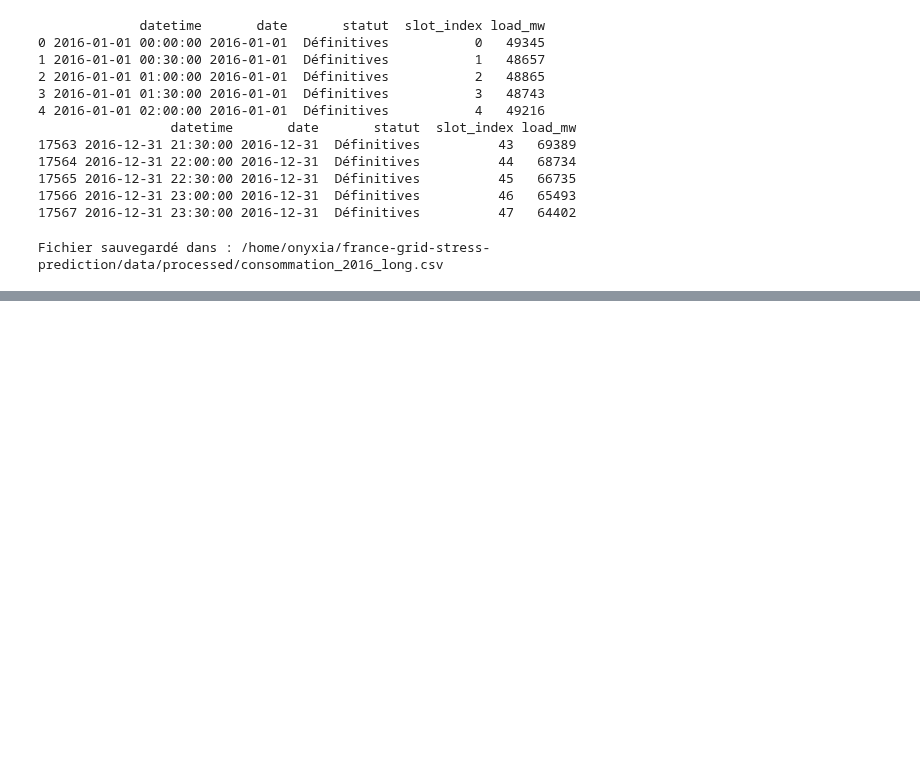
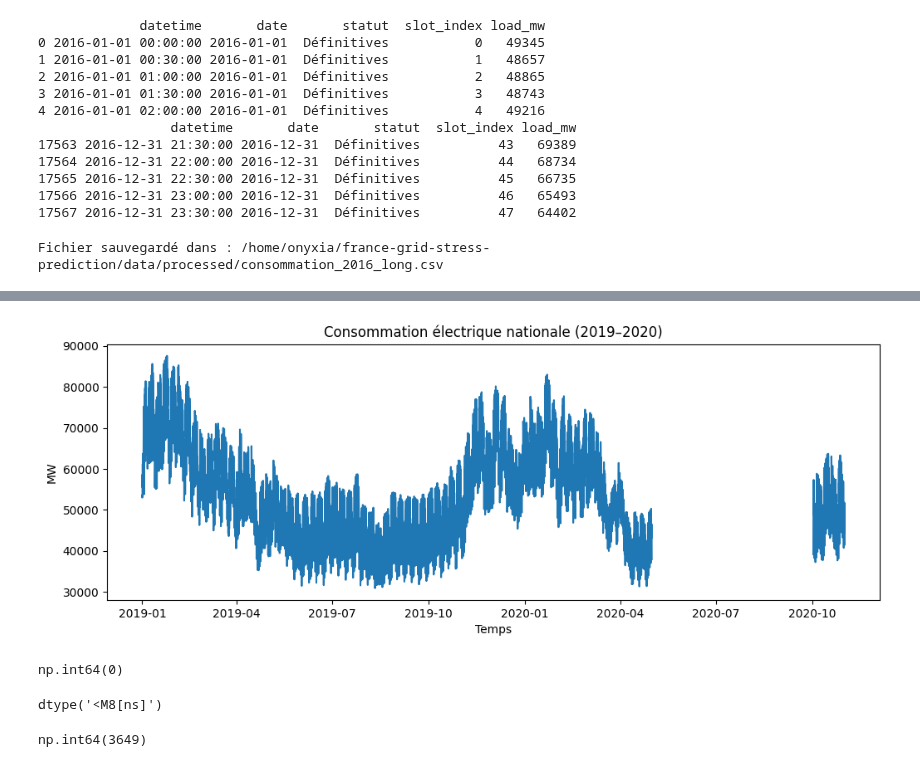
Before and after one commit to quentinbenchetrit/france-grid-stress-prediction, a Jupyter notebook: notebooks/01_exploration.ipynb, the cells around one changed output, grey strips where cells are left out. Cells and saved outputs as stored; diff of their text form; code cells hidden in the pictures; blank space fills up the shorter version.

```diff
--- a/notebooks/01_exploration.ipynb
+++ b/notebooks/01_exploration.ipynb
@@ -258,0 +342,24 @@ Fichier sauvegardé dans : /home/onyxia/france-grid-stress-prediction/data/proce
+# %%
+df_zoom = df[(df["datetime"] >= "2019-01-01") & (df["datetime"] <= "2020-12-31")]
+
+plt.figure(figsize=(12,4))
+plt.plot(df_zoom["datetime"], df_zoom["load_mw"])
+plt.title("Consommation électrique nationale (2019–2020)")
+plt.xlabel("Temps")
+plt.ylabel("MW")
+plt.show()
+# %% [output]
+[figure, added]
+# %%
+df.loc["2020-03-01":"2020-10-01", "load_mw"].isna().sum()
+# %% [output]
+np.int64(0)
+# %%
+df["datetime"].dtype
+# %% [output]
+dtype('<M8[ns]')
+# %%
+mask_gap = (df["datetime"] >= pd.Timestamp("2020-05-01")) & (df["datetime"] <= pd.Timestamp("2020-09-30"))
+mask_gap.sum()
+# %% [output]
+np.int64(3649)
```
Also changed, not shown: parts of 19 cells of this notebook.
